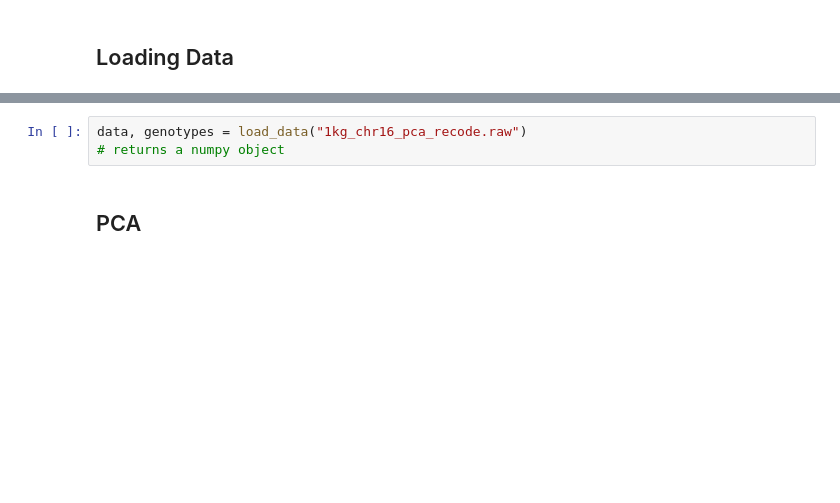
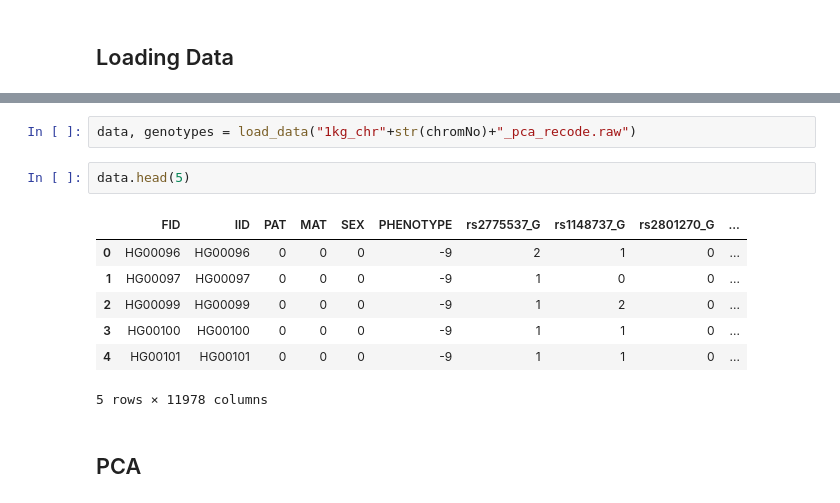
Before and after one commit to NirajYagnik/Global-Ancestry-Comparison, a Jupyter notebook: main.ipynb, the cells around one changed output, grey strips where cells are left out. Drawn from its saved outputs; the diff is of its cells as text; blank space fills up the shorter version.

```diff
--- a/main.ipynb
+++ b/main.ipynb
@@ -15,6 +22,15 @@ from script.plotting import PlotClusters
 # %%
-data, genotypes = load_data("1kg_chr16_pca_recode.raw")
-# returns a numpy object
+data, genotypes = load_data("1kg_chr"+str(chromNo)+"_pca_recode.raw")
+# %%
+data.head(5)
+# %% [output]
+|  | FID | IID | PAT | MAT | SEX | PHENOTYPE | rs2775537_G | rs1148737_G | rs2801270_G | ... |
+| 0 | HG00096 | HG00096 | 0 | 0 | 0 | -9 | 2 | 1 | 0 | ... |
+| 1 | HG00097 | HG00097 | 0 | 0 | 0 | -9 | 1 | 0 | 0 | ... |
+| 2 | HG00099 | HG00099 | 0 | 0 | 0 | -9 | 1 | 2 | 0 | ... |
+| 3 | HG00100 | HG00100 | 0 | 0 | 0 | -9 | 1 | 1 | 0 | ... |
+| 4 | HG00101 | HG00101 | 0 | 0 | 0 | -9 | 1 | 1 | 0 | ... |
+5 rows × 11978 columns
 # %% [markdown]
 ## PCA
 # %%
```
Also changed, not shown: parts of 7 cells of this notebook.
